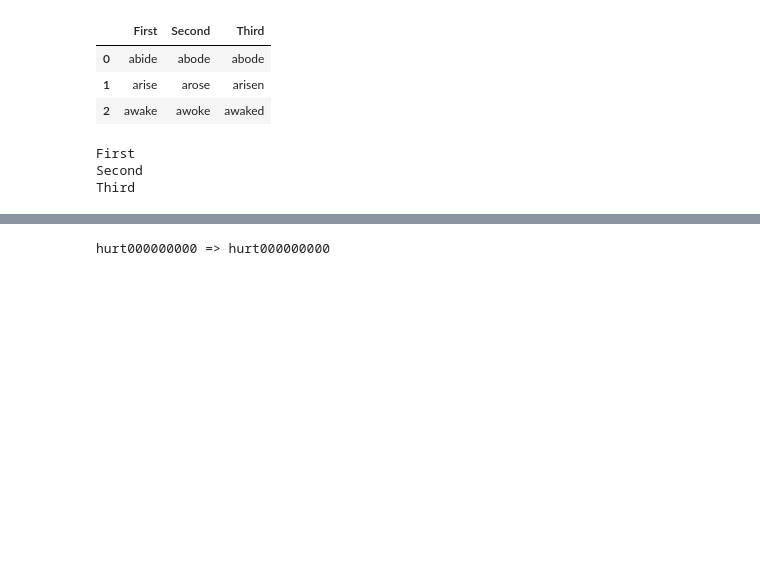
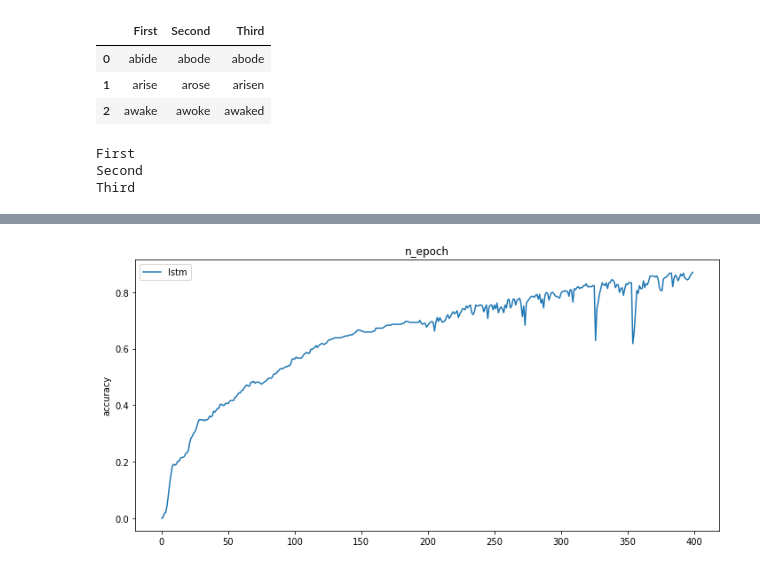
Before and after one commit to dailydaniel/univer, a Jupyter notebook: french/lstm/test.ipynb, the cells around one changed output, grey strips where cells are left out. Drawn from its saved outputs; the diff is of its cells as text; code cells hidden in the pictures; blank space fills up the shorter version.

```diff
--- a/french/lstm/test.ipynb
+++ b/french/lstm/test.ipynb
@@ -129,5 +134,14 @@ _, preds = torch.max(tag_scores, 1)
-# %%
-print('{0} => {1}'.format(decode(inputs.tolist(), decoder), decode(preds.tolist(), decoder)))
-# %% [output]
-hurt000000000 => hurt000000000
+# %%
+X, Y = range(len(accuracy)), accuracy
+
+fig, ax = plt.subplots(figsize=(10, 5))
+ax.plot(X, Y, label='lstm')
+ax.set_title('n_epoch')
+ax.legend(loc='upper left')
+ax.set_ylabel('accuracy')
+fig.tight_layout()
+
+plt.show()
+# %% [output]
+[figure, added]
 # %%
```
Also changed, not shown: parts of 29 cells of this notebook, 5 other files.
